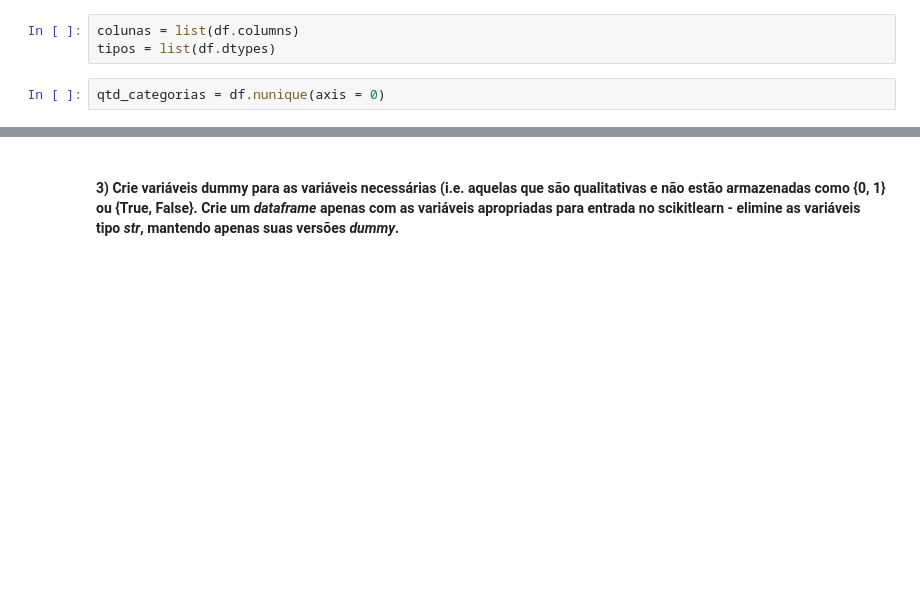
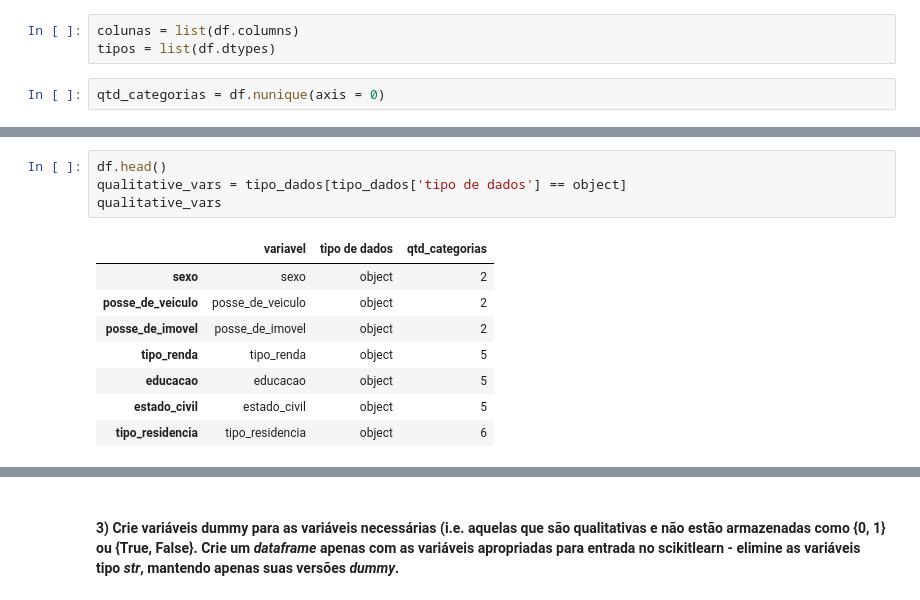
Before and after one commit to kauankajitani/EBAC-Ciencia-de-dados, a Jupyter notebook: M7/TAREFA 1/Mod07 - Tarefa 01.ipynb, the cells around one changed output, grey strips where cells are left out. Saved outputs shown, nothing was run; the diff lists cells and outputs as text; blank space fills up the shorter version.

```diff
--- a/M7/TAREFA 1/Mod07 - Tarefa 01.ipynb
+++ b/M7/TAREFA 1/Mod07 - Tarefa 01.ipynb
@@ -117,3 +129,16 @@ df
 | possui_email | possui_email | int64 | 2 |
 | qt_pessoas_residencia | qt_pessoas_residencia | float64 | 9 |
 | mau | mau | bool | 2 |
+# %%
+df.head()
+qualitative_vars = tipo_dados[tipo_dados['tipo de dados'] == object]
+qualitative_vars
+# %% [output]
+|  | variavel | tipo de dados | qtd_categorias |
+| sexo | sexo | object | 2 |
+| posse_de_veiculo | posse_de_veiculo | object | 2 |
+| posse_de_imovel | posse_de_imovel | object | 2 |
+| tipo_renda | tipo_renda | object | 5 |
+| educacao | educacao | object | 5 |
+| estado_civil | estado_civil | object | 5 |
+| tipo_residencia | tipo_residencia | object | 6 |
```
Also changed, not shown: parts of 11 cells of this notebook, 2 other files.
